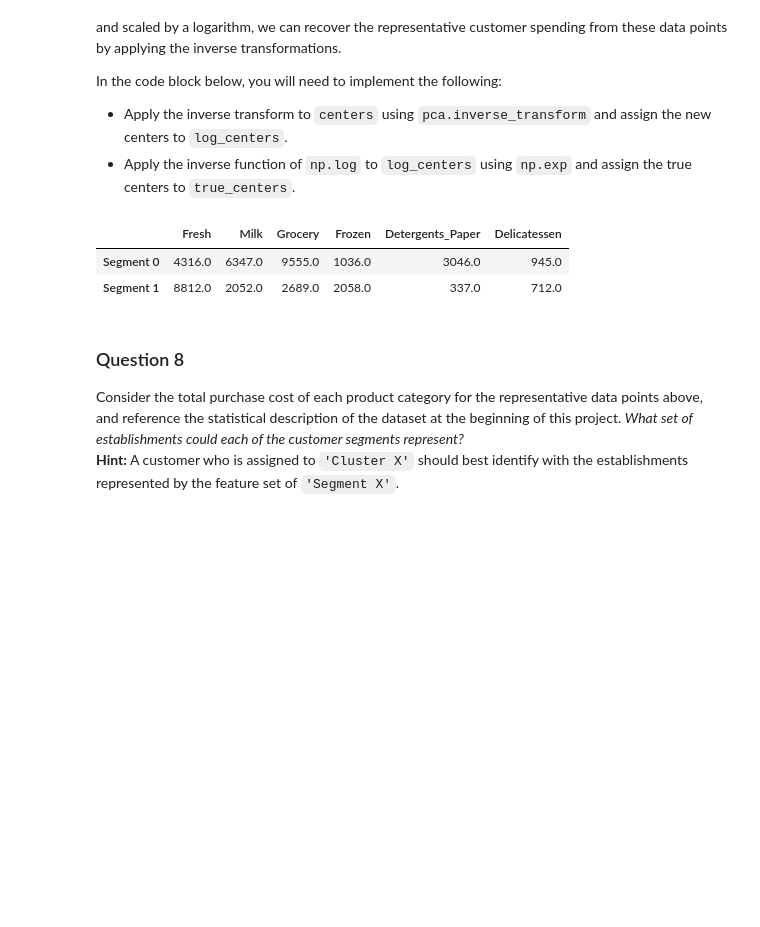
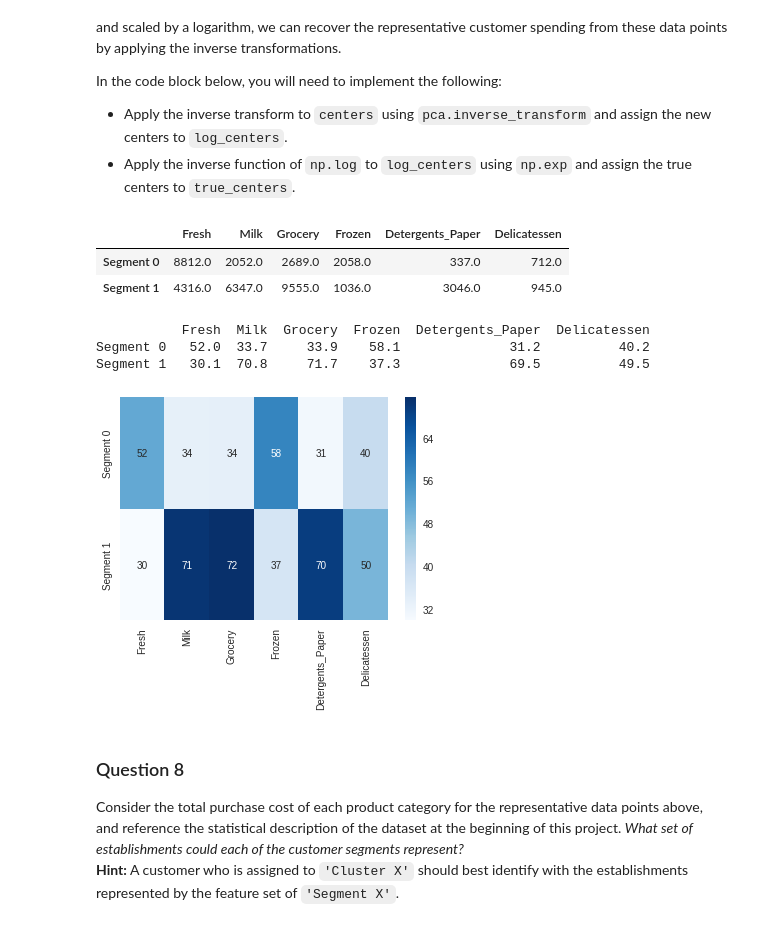
Before and after one commit to zelca/udacity-nd009-projects, a Jupyter notebook: projects/creating_customer_segments/customer_segments.ipynb, the cells around one changed output. Cells and saved outputs as stored; diff of their text form; code cells hidden in the pictures; blank space fills up the shorter version.

Commit message:
Process review feedback for Creating Customer Segments project

```diff
--- a/projects/creating_customer_segments/customer_segments.ipynb
+++ b/projects/creating_customer_segments/customer_segments.ipynb
@@ -478,23 +498,37 @@ In the code block below, you will need to implement the following:
 # %%
 # Get centers for the best number of clusters
 _, _, sample_preds, centers = calc_silhouette_score(2, reduced_data, pca_samples)
 
 # Inverse transform the centers
 log_centers = pca.inverse_transform(centers)
 
 # Exponentiate the centers
 vec_exp = np.vectorize(np.exp)
 true_centers = vec_exp(log_centers)
 
 # Display the true centers
 segments = ['Segment {}'.format(i) for i in range(0,len(centers))]
 true_centers = pd.DataFrame(np.round(true_centers), columns = data.keys())
 true_centers.index = segments
 display(true_centers)
+
+# Add the true centers as rows to our original data
+newdata = data.append(true_centers)
+
+# Show the percentiles of the centers
+centers_pcts = 100. * newdata.rank(axis=0, pct=True).loc[['Segment 0', 'Segment 1']].round(decimals=3)
+print centers_pcts
+
+# Visualize percentiles with heatmap
+_ = sns.heatmap(centers_pcts, annot=True, cmap='Blues')
 # %% [output]
 |  | Fresh | Milk | Grocery | Frozen | Detergents_Paper | Delicatessen |
-| Segment 0 | 4316.0 | 6347.0 | 9555.0 | 1036.0 | 3046.0 | 945.0 |
-| Segment 1 | 8812.0 | 2052.0 | 2689.0 | 2058.0 | 337.0 | 712.0 |
+| Segment 0 | 8812.0 | 2052.0 | 2689.0 | 2058.0 | 337.0 | 712.0 |
+| Segment 1 | 4316.0 | 6347.0 | 9555.0 | 1036.0 | 3046.0 | 945.0 |
+           Fresh  Milk  Grocery  Frozen  Detergents_Paper  Delicatessen
+Segment 0   52.0  33.7     33.9    58.1              31.2          40.2
+Segment 1   30.1  70.8     71.7    37.3              69.5          49.5
+[figure, added]
 # %% [markdown]
 ### Question 8
 Consider the total purchase cost of each product category for the representative data points above, and reference the statistical description of the dataset at the beginning of this project. *What set of establishments could each of the customer segments represent?*
```
Also changed, not shown: parts of 17 cells of this notebook, 1 other file.
